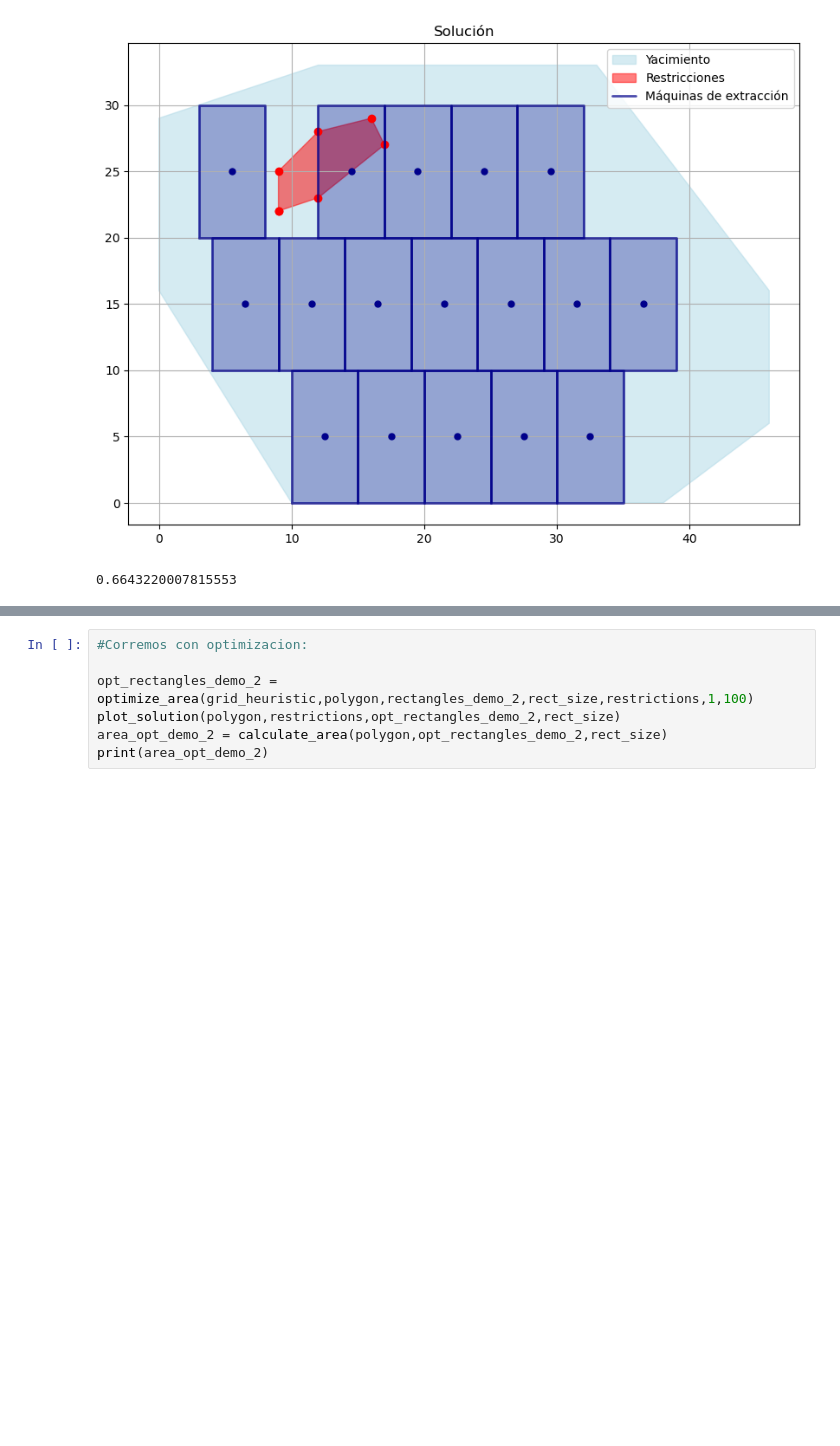
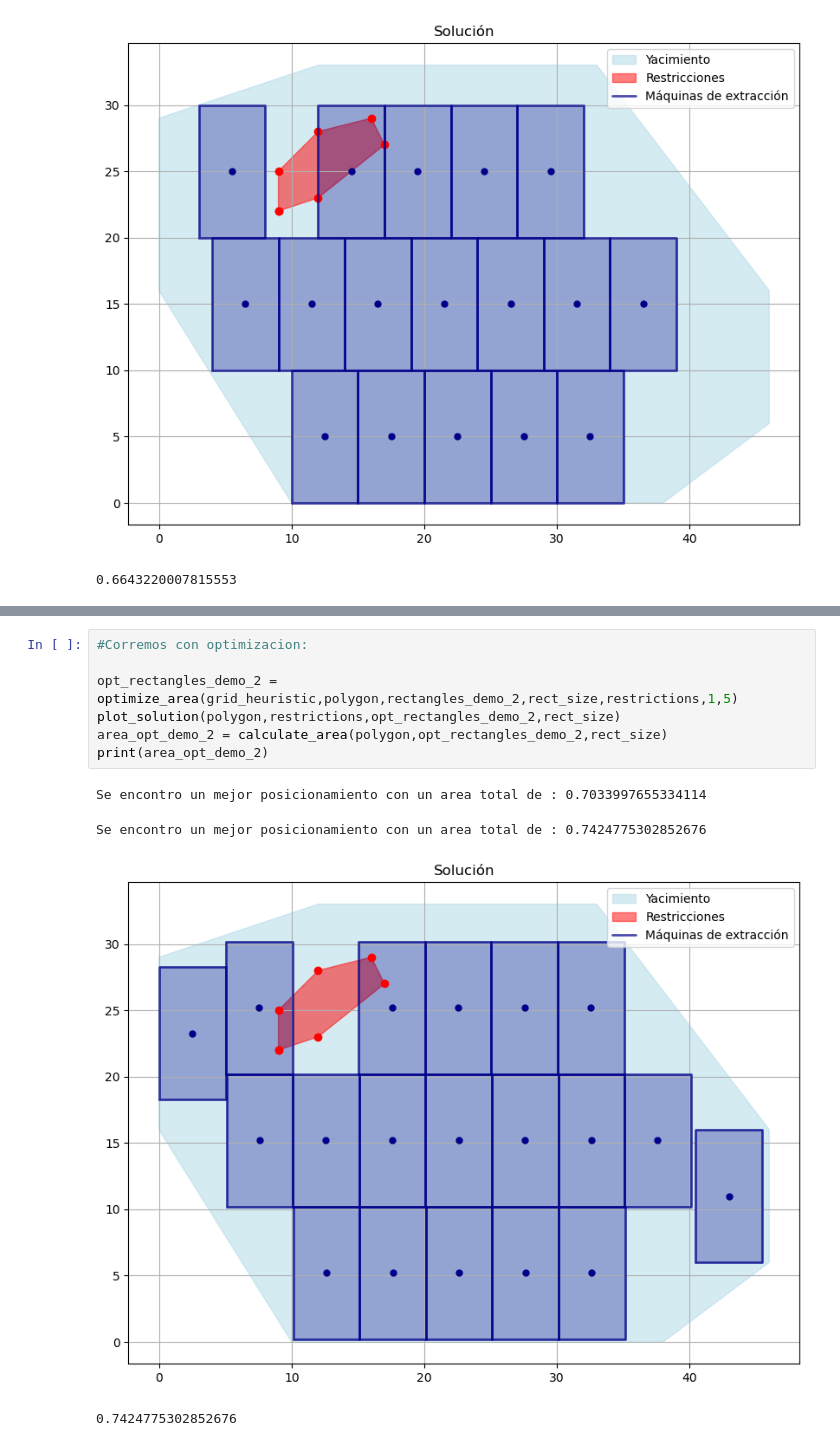
Before and after one commit to lararlm/TD8_ProyectoFinal, a Jupyter notebook: testing/demo.ipynb, the cells around one changed output, grey strips where cells are left out. Cells and saved outputs as stored; diff of their text form; blank space fills up the shorter version.

```diff
--- a/testing/demo.ipynb
+++ b/testing/demo.ipynb
@@ -52,7 +50,12 @@ Se encontro un mejor posicionamiento con un area total de : 0.7424775302852676
 # %%
 #Corremos con optimizacion:
 
-opt_rectangles_demo_2 = optimize_area(grid_heuristic,polygon,rectangles_demo_2,rect_size,restrictions,1,100)
+opt_rectangles_demo_2 = optimize_area(grid_heuristic,polygon,rectangles_demo_2,rect_size,restrictions,1,5)
 plot_solution(polygon,restrictions,opt_rectangles_demo_2,rect_size)
 area_opt_demo_2 = calculate_area(polygon,opt_rectangles_demo_2,rect_size)
 print(area_opt_demo_2)
+# %% [output]
+Se encontro un mejor posicionamiento con un area total de : 0.7033997655334114
+Se encontro un mejor posicionamiento con un area total de : 0.7424775302852676
+[figure, added]
+0.7424775302852676
```
Also changed, not shown: parts of 3 cells of this notebook, 7 other files.
